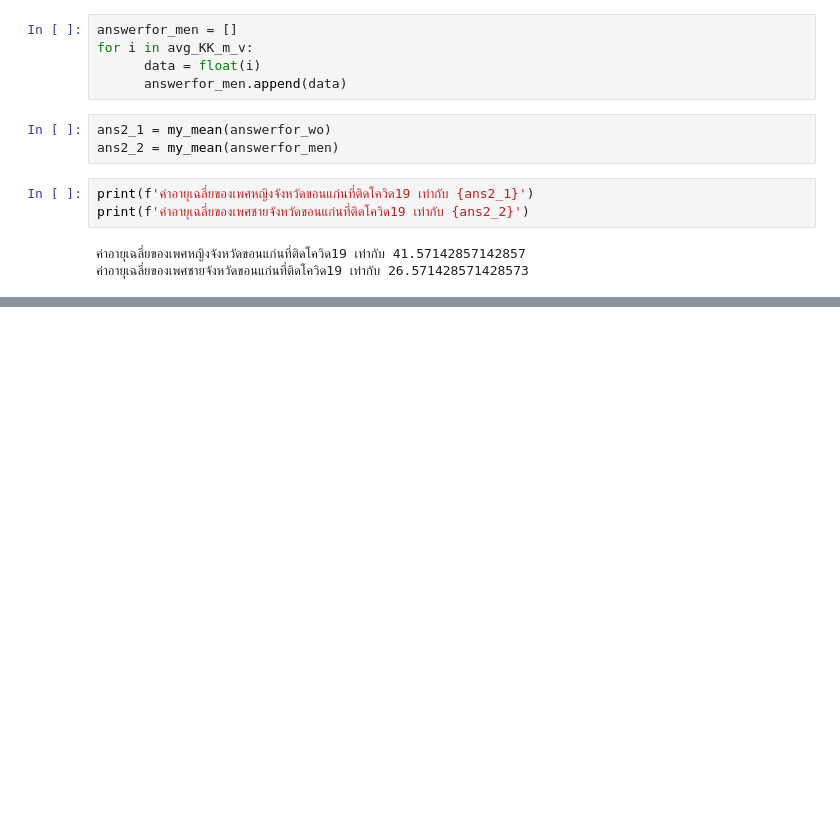
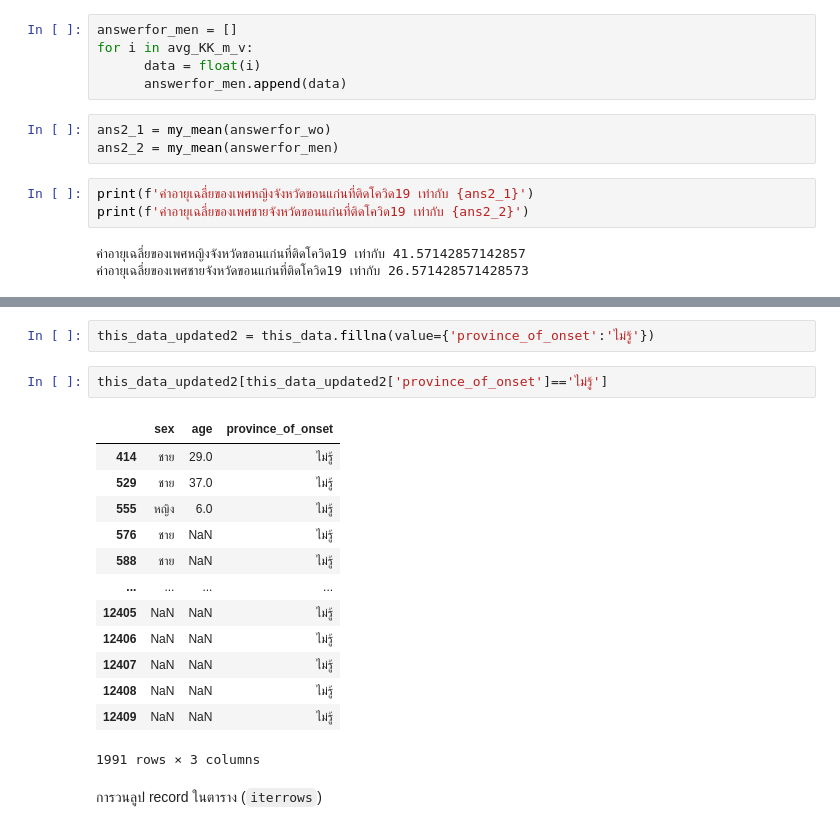
Before and after one commit to MeenTers/data_viz, a Jupyter notebook: pandas101.ipynb, the cells around one changed output, grey strips where cells are left out. Saved outputs shown, nothing was run; the diff lists cells and outputs as text; blank space fills up the shorter version.

Commit message:
pandas: แก้missing + iterrows() ยังไม่ได้ comment

````diff
--- a/pandas101.ipynb
+++ b/pandas101.ipynb
@@ -233,0 +351,20 @@ print(f'ค่าอายุเฉลี่ยของเพศชายจั
+# %%
+this_data_updated2 = this_data.fillna(value={'province_of_onset':'ไม่รู้'})
+# %%
+this_data_updated2[this_data_updated2['province_of_onset']=='ไม่รู้']
+# %% [output]
+|  | sex | age | province_of_onset |
+| 414 | ชาย | 29.0 | ไม่รู้ |
+| 529 | ชาย | 37.0 | ไม่รู้ |
+| 555 | หญิง | 6.0 | ไม่รู้ |
+| 576 | ชาย | NaN | ไม่รู้ |
+| 588 | ชาย | NaN | ไม่รู้ |
+| ... | ... | ... | ... |
+| 12405 | NaN | NaN | ไม่รู้ |
+| 12406 | NaN | NaN | ไม่รู้ |
+| 12407 | NaN | NaN | ไม่รู้ |
+| 12408 | NaN | NaN | ไม่รู้ |
+| 12409 | NaN | NaN | ไม่รู้ |
+1991 rows × 3 columns
+# %% [markdown]
+การวนลูป record ในตาราง (```iterrows```)
````
Also changed, not shown: parts of 21 cells of this notebook.
